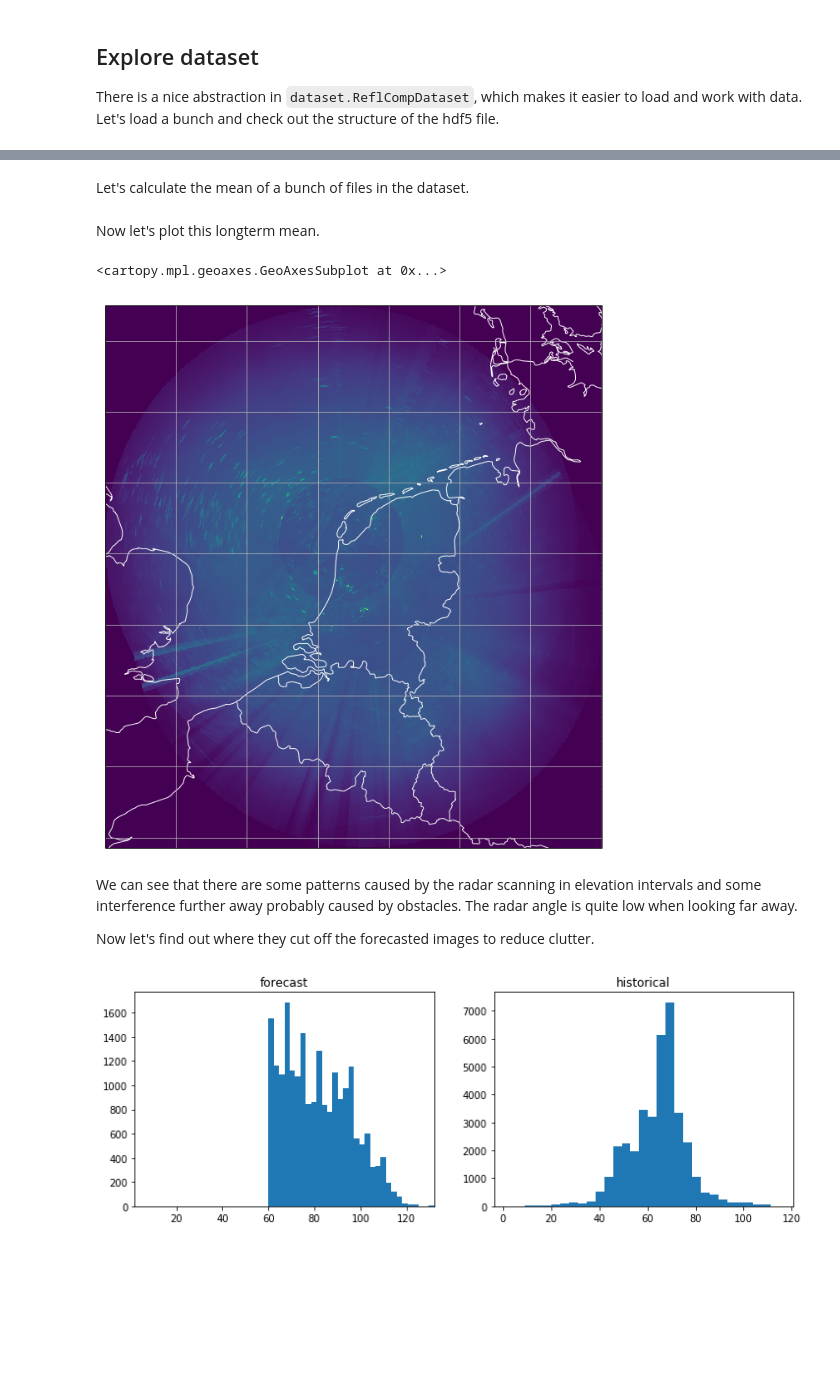
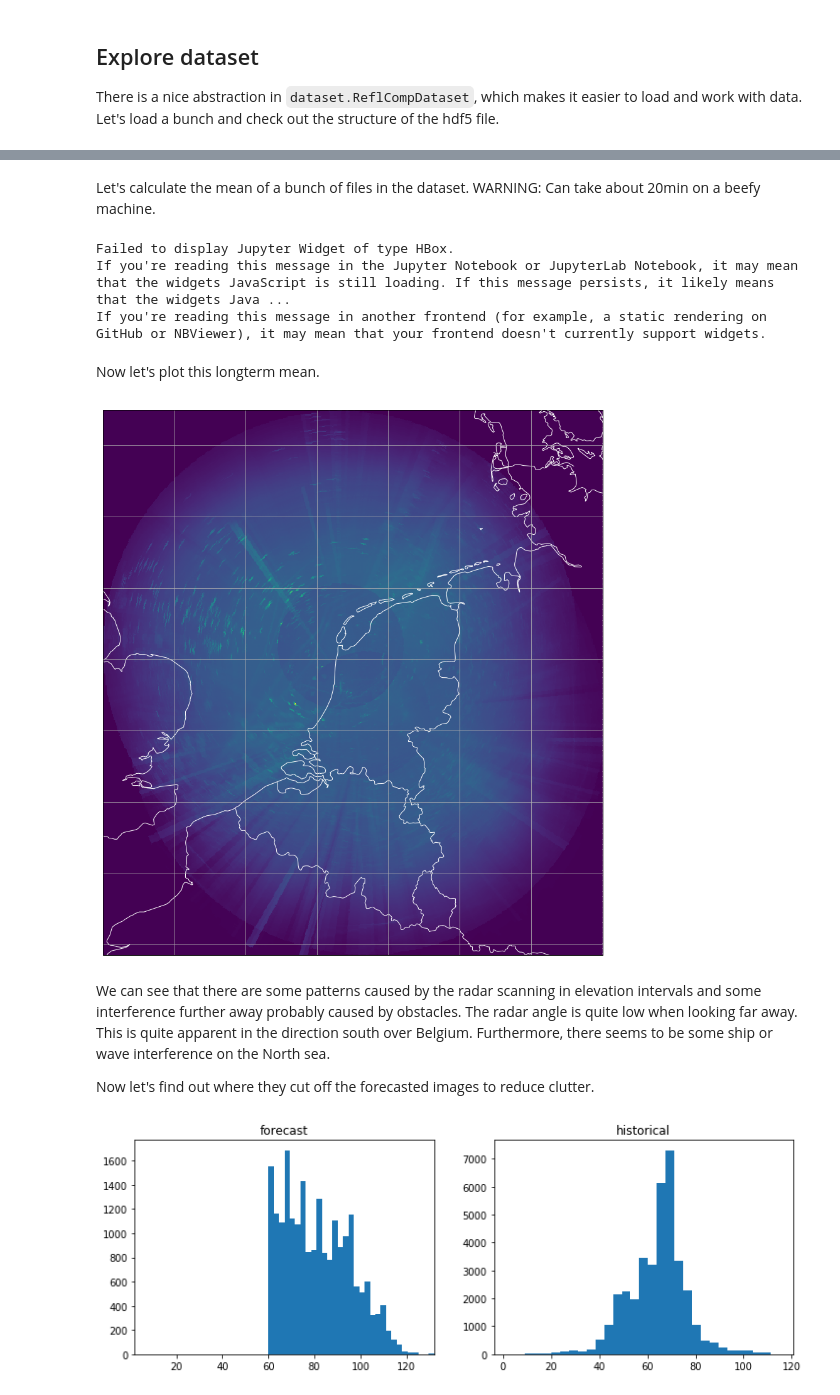
Before and after one commit to The-Fonz/nowcasting-convrnn, a Jupyter notebook: src/introduction-download-and-exploration.ipynb, the cells around one changed output, grey strips where cells are left out. Saved outputs shown, nothing was run; the diff lists cells and outputs as text; code cells hidden in the pictures; blank space fills up the shorter version.

```diff
--- a/src/introduction-download-and-exploration.ipynb
+++ b/src/introduction-download-and-exploration.ipynb
@@ -63,11 +60,12 @@ refl_comp_ftp_urls = []
 with FTP('data.knmi.nl', timeout=10) as ftp:
     print(ftp.login())
     yearfolders = ftp.nlst('/download/radar_tar_refl_composites/1.0/0001/')
-    for yearfolder in yearfolders:
-        for monthfolder in ftp.nlst(yearfolder):
-            for dayfolder in ftp.nlst(monthfolder):
+    # Start from end to quickly retrieve new filenames
+    for yearfolder in yearfolders[::-1]:
+        for monthfolder in ftp.nlst(yearfolder)[::-1]:
+            for dayfolder in ftp.nlst(monthfolder)[::-1]:
                 # Should contain just one file
-                for day_file in ftp.nlst(dayfolder):
+                for day_file in ftp.nlst(dayfolder)[::-1]:
                     refl_comp_ftp_urls.append(day_file)
                     # Use carriage return to overwrite
                     print("Retrieve filename # {}".format(len(refl_comp_ftp_urls)), end='\r')
@@ -181,7 +170,7 @@ geographic
                 PAL_TYPE: b'STANDARD8'
                 PAL_VERSION: b'1.2'
 # %% [markdown]
-Let's calculate the mean of a bunch of files in the dataset.
+Let's calculate the mean of a bunch of files in the dataset. WARNING: Can take about 20min on a beefy machine.
 # %%
 def sum_array(indexes):
     firsttime = True
@@ -210,20 +199,23 @@ def reduce_func(iterator, l):
     # Mean
     return np.sum(iterator, axis=0) / l
 
-longterm_mean = utils.map_reduce_concurrent(range(800000), sum_array, reduce_func,
-                             n_workers=16, chunk_size=1000)
+longterm_mean = utils.map_reduce_concurrent(range(len(ds.h5files)), sum_array, reduce_func,
+                             n_workers=16, chunk_size=10000)
+# %% [output]
+Failed to display Jupyter Widget of type HBox.
+If you're reading this message in the Jupyter Notebook or JupyterLab Notebook, it may mean that the widgets JavaScript is still loading. If this message persists, it likely means that the widgets Java ...
+If you're reading this message in another frontend (for example, a static rendering on GitHub or NBViewer), it may mean that your frontend doesn't currently support widgets.
 # %% [markdown]
 Now let's plot this longterm mean.
 # %%
 #[250:550,200:500]
-img_data = ds[0]['image1/image_data']
+img_data = ds[0]
 img_data[img_data==255] = 0
-utils.plotting.plot_radar(ds[0], longterm_mean)
+utils.plotting.plot_radar(ds.get_file(0), longterm_mean, figsize=(16,16));
 # %% [output]
-<cartopy.mpl.geoaxes.GeoAxesSubplot at 0x...>
-[figure, old version]
+[figure, new version]
 # %% [markdown]
-We can see that there are some patterns caused by the radar scanning in elevation intervals and some interference further away probably caused by obstacles. The radar angle is quite low when looking far away.
+We can see that there are some patterns caused by the radar scanning in elevation intervals and some interference further away probably caused by obstacles. The radar angle is quite low when looking far away. This is quite apparent in the direction south over Belgium. Furthermore, there seems to be some ship or wave interference on the North sea.
 
 Now let's find out where they cut off the forecasted images to reduce clutter.
 # %%
```
Also changed, not shown: parts of 10 cells of this notebook, 5 other files.
